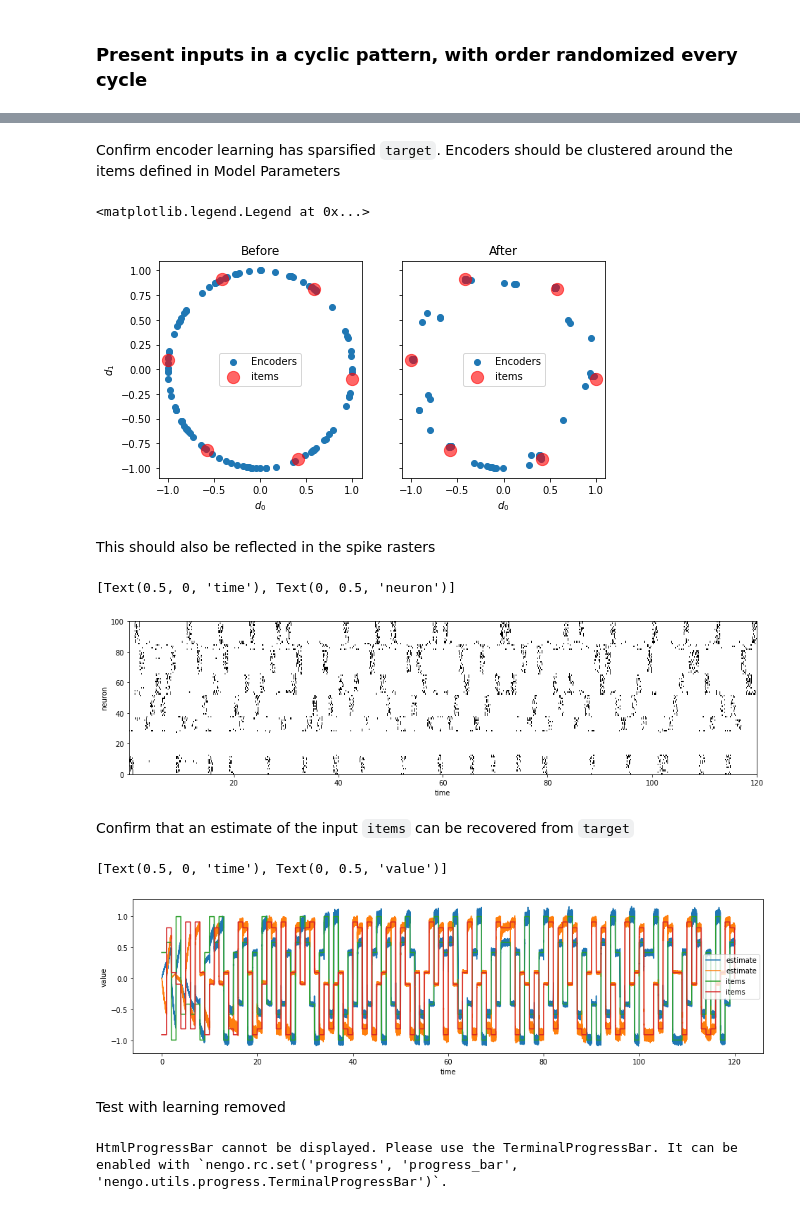
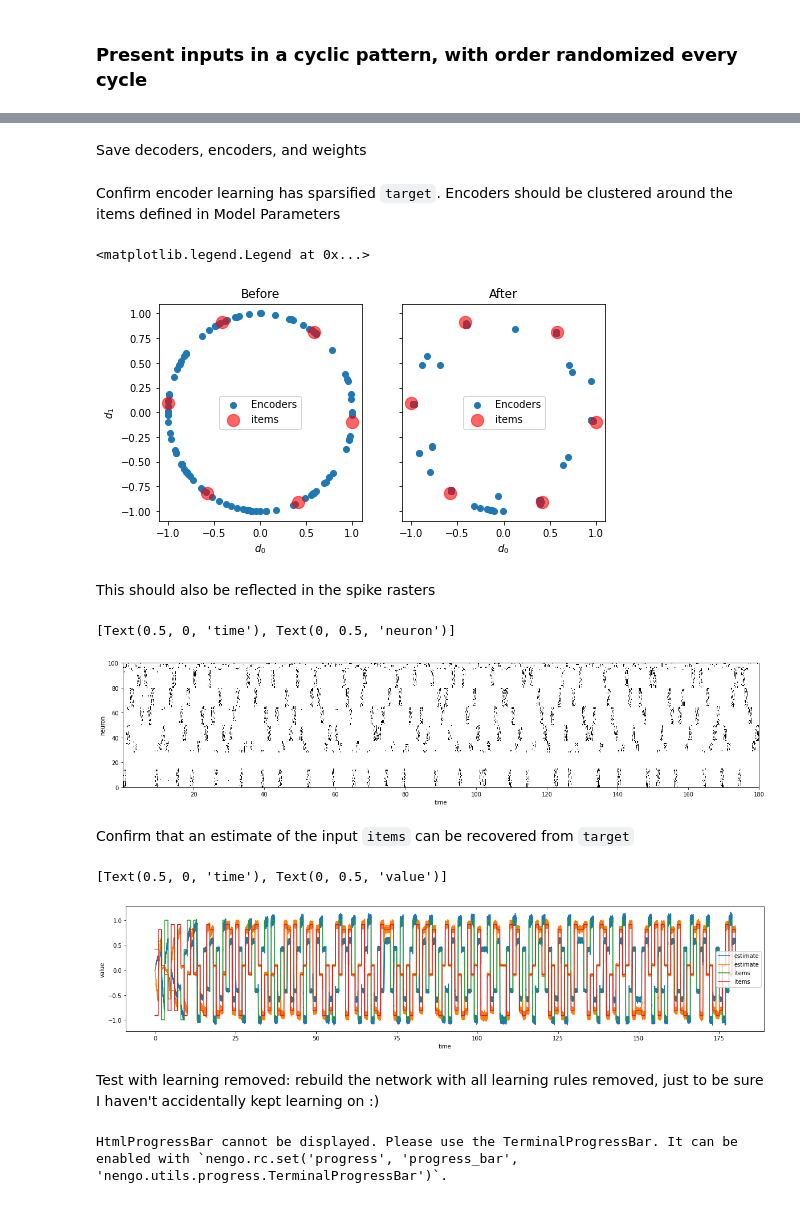
Before and after one commit to psipeter/online-sparsity, a Jupyter notebook: online_sparsity.ipynb, the cells around one changed output, grey strips where cells are left out. Saved outputs shown, nothing was run; the diff lists cells and outputs as text; code cells hidden in the pictures.

````diff
--- a/online_sparsity.ipynb
+++ b/online_sparsity.ipynb
@@ -12,17 +14,16 @@ import seaborn as sns
 # %%
 seed = 0
 rng = np.random.RandomState(seed)
-n_items = 6
-d = 2
+n_items = 6  # number of items in the d-dimensional vocabulary
+d = 2  # dimensionality
 n_pre = 105
 n_neurons = 100
 n_inh = 95
-n_bias = 90
 dt = 0.001
-t = 1.0
-n_cycles = 20
-T = t*n_items*n_cycles
-items = nengolib.stats.ScatteredHypersphere(surface=True).sample(n_items, d, rng=rng)
+t = 1.0  # stimulus time for each item
+n_cycles = 30  # number of times to loop through all items during training
+T = t*n_items*n_cycles  # total training time
+items = ScatteredHypersphere(surface=True).sample(n_items, d, rng=rng)  # evenly distribute items along the surface of the d-dimensional space
 # %% [markdown]
 ### Present inputs in a cyclic pattern, with order randomized every cycle
 # %%
@@ -58,16 +60,14 @@ with nengo.Network() as network:
     output = nengo.Ensemble(1, d, neuron_type=nengo.Direct())
     error = nengo.Ensemble(1, d, neuron_type=nengo.Direct())
 
-    voja = nengo.Voja(learning_rate=learning_rate_voja, post_synapse=None)
-    pes = nengo.PES(learning_rate=learning_rate_pes)
+    voja = nengo.Voja(learning_rate=learning_rate_voja, post_synapse=None)  # trains pre-target connection
+    pes = nengo.PES(learning_rate=learning_rate_pes) # trains target-output connection
 
     pre = nengo.Ensemble(n_pre, d, seed=seed)
     target = nengo.Ensemble(n_neurons, d, intercepts=intercepts, max_rates=max_rates, seed=seed+1)
-    bias = nengo.Ensemble(n_bias, d, seed=seed+2)
 
     input_pre = nengo.Connection(input, pre, synapse=None)
     pre_target = nengo.Connection(pre, target, synapse=synapse, learning_rule_type=voja)
-    bias_target = nengo.Connection(bias, target, synapse=synapse)
     target_output = nengo.Connection(target, output, synapse=synapse, learning_rule_type=pes, function=lambda x: np.zeros(d))
     input_error = nengo.Connection(input, error, transform=-1, synapse=None)
     output_error = nengo.Connection(output, error, synapse=None)
@@ -86,5 +86,7 @@ HtmlProgressBar cannot be displayed. Please use the TerminalProgressBar. It can
 [interactive output not drawn]
 HtmlProgressBar cannot be displayed. Please use the TerminalProgressBar. It can be enabled with `nengo.rc.set('progress', 'progress_bar', 'nengo.utils.progress.TerminalProgressBar')`.
 [interactive output not drawn]
+# %% [markdown]
+Save decoders, encoders, and weights
 # %%
 d_pre = sim.data[pre_target].weights
@@ -109,34 +110,34 @@ ax.legend(loc='best')
 ax2.legend(loc='best')
 # %% [output]
 <matplotlib.legend.Legend at 0x...>
-[figure, old version]
+[figure, new version]
 # %% [markdown]
 This should also be reflected in the spike rasters
 # %%
-fig, ax = plt.subplots(figsize=((16, 4)))
+fig, ax = plt.subplots(figsize=((20, 4)))
 plot_spikes(
     *merge(
         *cluster(
             *sample_by_variance(sim.trange(), sim.data[p_target], num=n_neurons, filter_width=0.01),
         filter_width=0.01),
     num=n_neurons))
 ax.set(xlabel='time', ylabel='neuron')
 # %% [output]
 [Text(0.5, 0, 'time'), Text(0, 0.5, 'neuron')]
-[figure, old version]
+[figure, new version]
 # %% [markdown]
 Confirm that an estimate of the input ```items``` can be recovered from ```target```
 # %%
-fig, ax = plt.subplots(figsize=((16, 4)))
+fig, ax = plt.subplots(figsize=((20, 4)))
 ax.plot(sim.trange(), sim.data[p_output], label='estimate')
 ax.plot(sim.trange(), sim.data[p_input], label='items')
 ax.legend()
 ax.set(xlabel='time', ylabel='value')
 # %% [output]
 [Text(0.5, 0, 'time'), Text(0, 0.5, 'value')]
-[figure, old version]
+[figure, new version]
 # %% [markdown]
-Test with learning removed
+Test with learning removed: rebuild the network with all learning rules removed, just to be sure I haven't accidentally kept learning on :)
 # %%
 with nengo.Network() as network:
     input = nengo.Node(stim_func)
````
Also changed, not shown: parts of 67 cells of this notebook.
